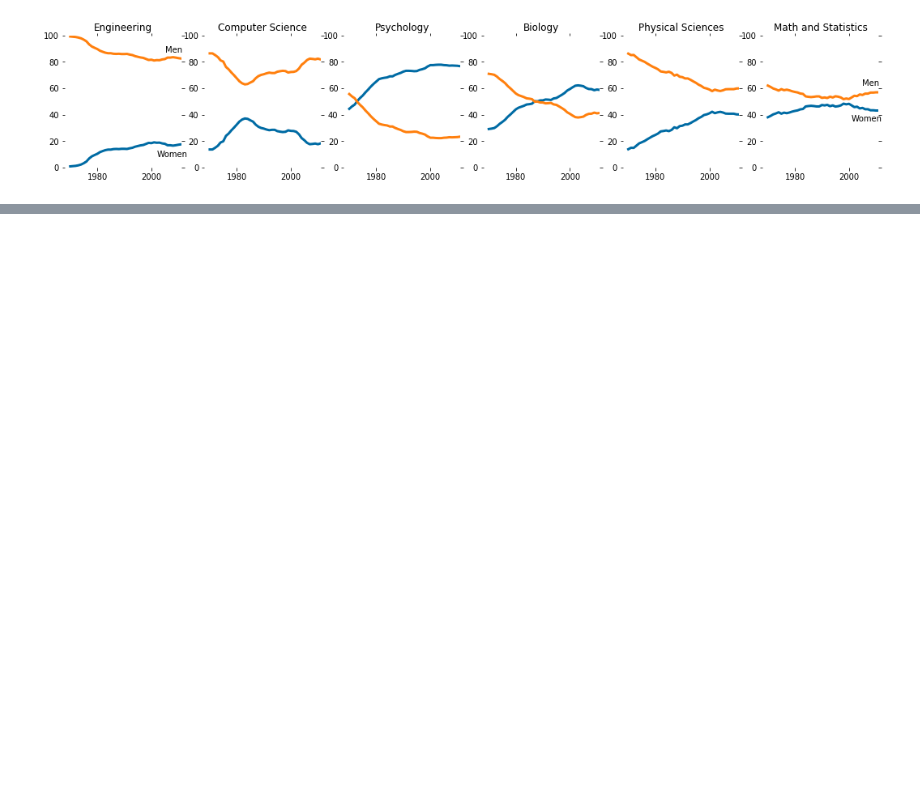
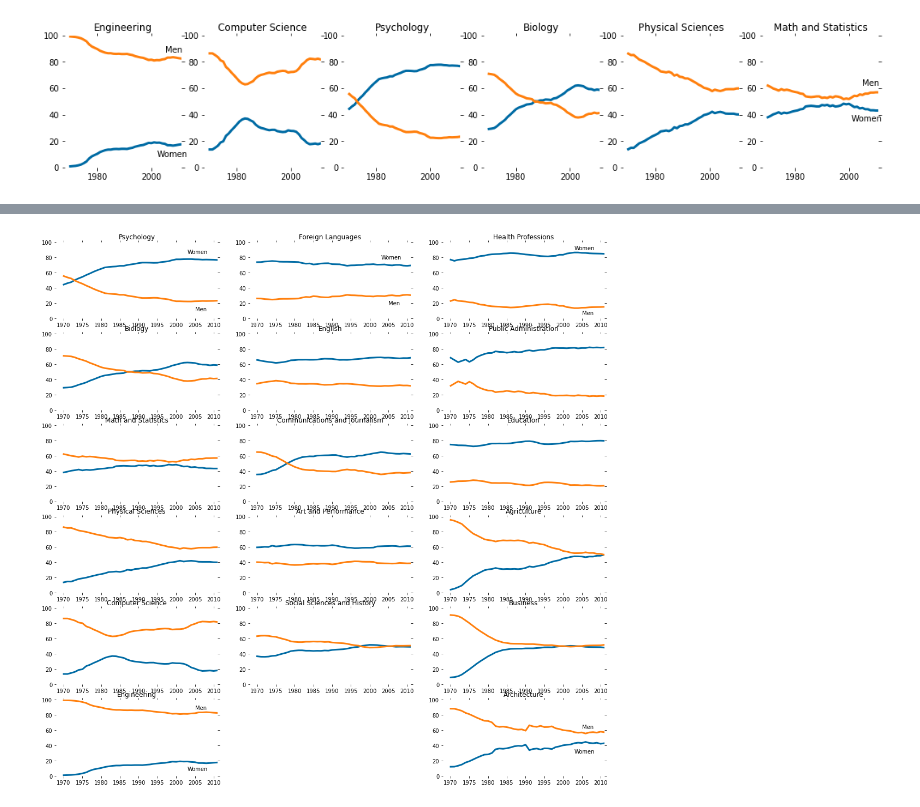
Before and after one commit to Bhupen-Oli/GenderGapStudy, a Jupyter notebook: genderGap.ipynb, the cells around one changed output, grey strips where cells are left out. Drawn from its saved outputs; the diff is of its cells as text; code cells hidden in the pictures; blank space fills up the shorter version.

Commit message:
updating visualization to repo

```diff
--- a/genderGap.ipynb
+++ b/genderGap.ipynb
@@ -51,0 +65,74 @@ plt.show()
+# %%
+cb_dark_blue = (0/255,107/255,164/255)
+cb_orange = (255/255, 128/255, 14/255)
+
+# categories are ordered by descending order of percentage of degrees awarded to women
+stem_cats = ['Psychology', 'Biology', 'Math and Statistics', 'Physical Sciences', 'Computer Science', 'Engineering']
+lib_arts_cats = ['Foreign Languages', 'English', 'Communications and Journalism', 'Art and Performance', 'Social Sciences and History']
+other_cats = ['Health Professions', 'Public Administration', 'Education', 'Agriculture','Business', 'Architecture']
+
+fig = plt.figure(figsize=(18, 18))
+
+#plot stem categories
+for sp in range(0,18,3):
+    cat_index=int(sp/3)
+    ax = fig.add_subplot(6,3,sp+1)
+    ax.plot(women_degrees['Year'], women_degrees[stem_cats[cat_index]], c=cb_dark_blue, label='Women', linewidth=3)
+    ax.plot(women_degrees['Year'], 100-women_degrees[stem_cats[cat_index]], c=cb_orange, label='Men', linewidth=3)
+    ax.spines["right"].set_visible(False)
+    ax.spines["left"].set_visible(False)
+    ax.spines["top"].set_visible(False)
+    ax.spines["bottom"].set_visible(False)
+    ax.set_xlim(1968, 2011)
+    ax.set_ylim(0,100)
+    ax.set_title(stem_cats[cat_index])
+    ax.tick_params(bottom="off", top="off", left="off", right="off",labelbottom='off')
+
+    if cat_index == 0:
+        ax.text(2003, 85, 'Women')
+        ax.text(2005, 10, 'Men')
+    elif cat_index == 5:
+        ax.text(2005, 87, 'Men')
+        ax.text(2003, 7, 'Women')
+        #ax.tick_params(labelbottom="on")
+#plot liberal arts category
+for sp in range(1,16,3):
+    cat_index=int((sp-1)/3)
+    ax = fig.add_subplot(6,3,sp+1)
+    ax.plot(women_degrees['Year'], women_degrees[lib_arts_cats[cat_index]], c=cb_dark_blue, label='Women', linewidth=3)
+    ax.plot(women_degrees['Year'], 100-women_degrees[lib_arts_cats[cat_index]], c=cb_orange, label='Men', linewidth=3)
+    for key,spine in ax.spines.items():
+        spine.set_visible(False)
+    ax.set_xlim(1968, 2011)
+    ax.set_ylim(0,100)
+    ax.set_title(lib_arts_cats[cat_index])
+    ax.tick_params(bottom="off", top="off", left="off", right="off",labelbottom="off")
+    if cat_index == 0:
+        ax.text(2003, 78, 'Women')
+        ax.text(2005, 18, 'Men')
+
+#plot other categories
+for sp in range(2,20,3):
+    cat_index=int((sp-2)/3)
+    ax = fig.add_subplot(6,3,sp+1)
+    ax.plot(women_degrees['Year'], women_degrees[other_cats[cat_index]], c=cb_dark_blue, label='Women', linewidth=3)
+    ax.plot(women_degrees['Year'], 100-women_degrees[other_cats[cat_index]], c=cb_orange, label='Men', linewidth=3)
+    ax.spines["right"].set_visible(False)
+    ax.spines["left"].set_visible(False)
+    ax.spines["top"].set_visible(False)
+    ax.spines["bottom"].set_visible(False)
+    ax.set_xlim(1968, 2011)
+    ax.set_ylim(0,100)
+    ax.set_title(other_cats[cat_index])
+    ax.tick_params(bottom="off", top="off", left="off", right="off",labelbottom="off")
+
+    if cat_index == 0:
+        ax.text(2003, 90, 'Women')
+        ax.text(2005, 5, 'Men')
+    elif cat_index == 5:
+        ax.text(2005, 62, 'Men')
+        ax.text(2003, 30, 'Women')
+        #ax.tick_params(labelbottom="on")
+plt.show()
+# %% [output]
+[figure, added]
```
Also changed, not shown: parts of 6 cells of this notebook.
